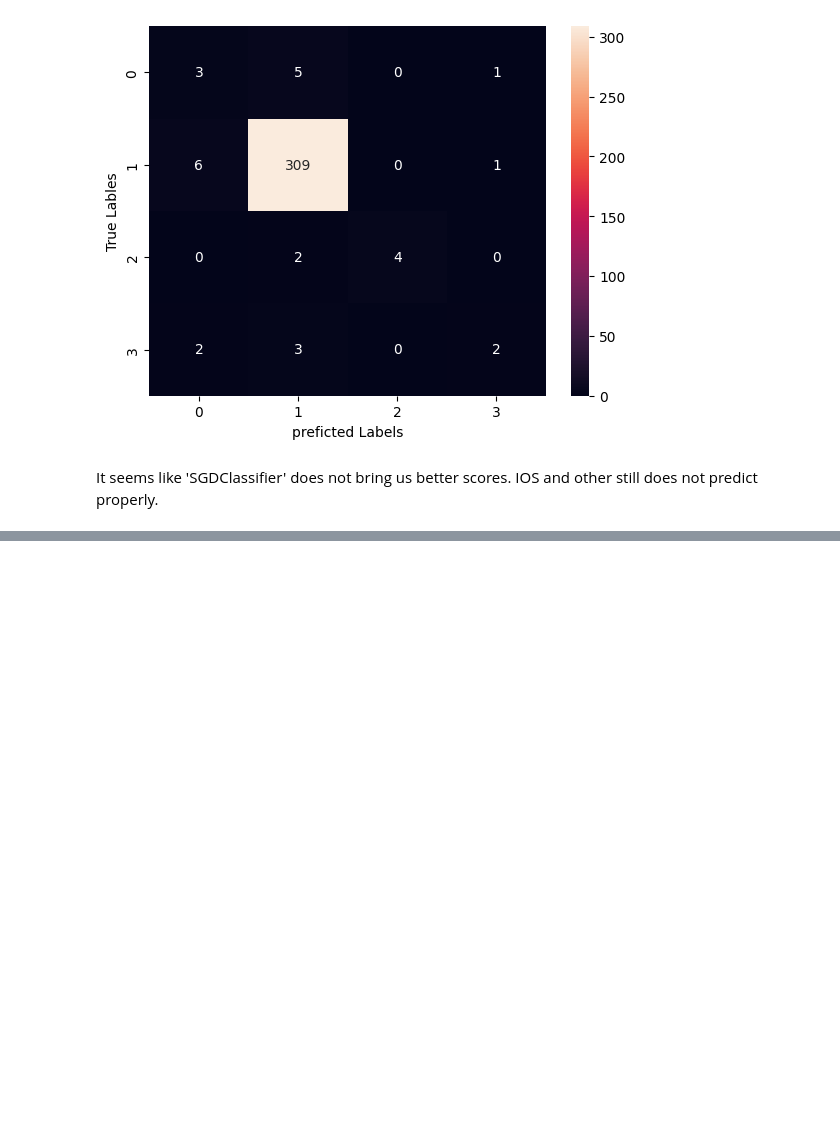
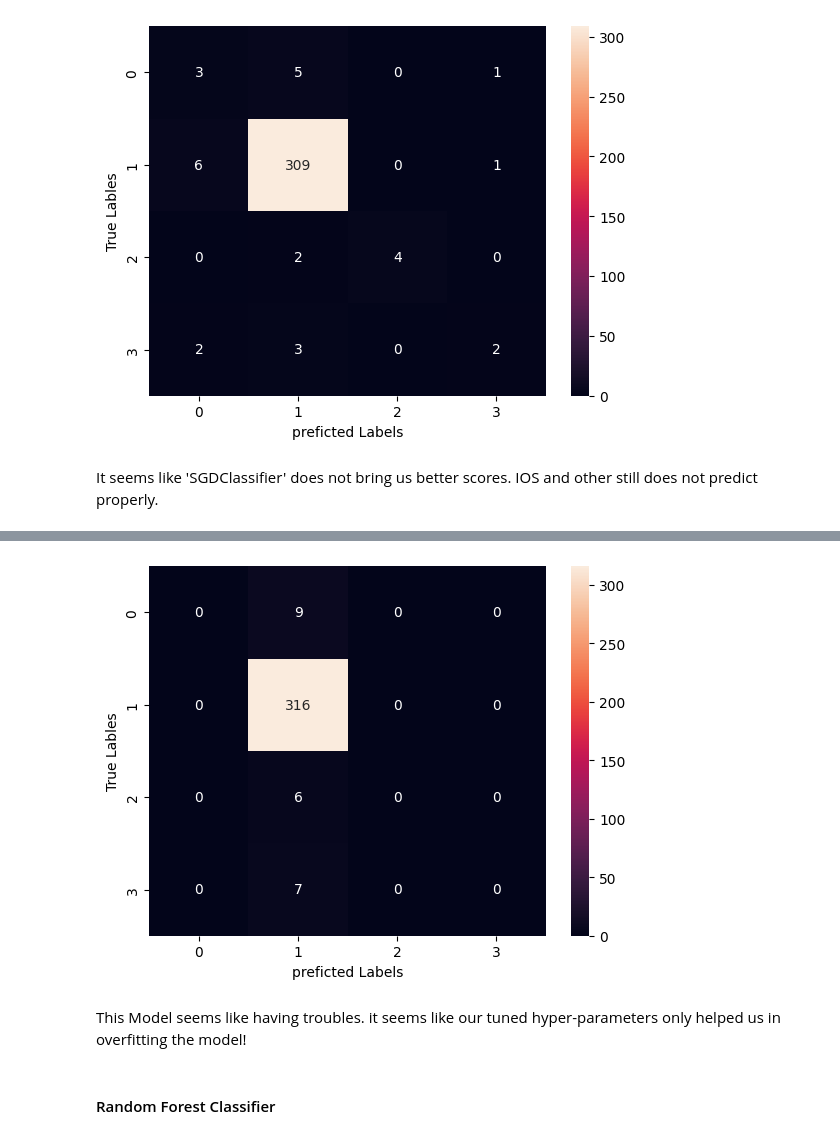
Before and after one commit to ahmadjalali73/OS-Price-Prediction, a Jupyter notebook: OS_Prediction.ipynb, the cells around one changed output, grey strips where cells are left out. Drawn from its saved outputs; the diff is of its cells as text; code cells hidden in the pictures; blank space fills up the shorter version.

```diff
--- a/OS_Prediction.ipynb
+++ b/OS_Prediction.ipynb
@@ -176,0 +264,5 @@ It seems like 'SGDClassifier' does not bring us better scores. IOS and other sti
+# %%
+gbc = GradientBoostingClassifier(random_state=42, criterion='friedman_mse', learning_rate=0.001, loss='log_loss')
+gbc.fit(X_train, y_train)
+val_predict = gbc.predict(X_val)
+score_printer(y_train, train_predict, y_val, val_predict)
@@ -176,0 +278,8 @@ It seems like 'SGDClassifier' does not bring us better scores. IOS and other sti
+# %%
+heatmap(y_val, val_predict)
+# %% [output]
+[figure, added]
+# %% [markdown]
+This Model seems like having troubles. it seems like our tuned hyper-parameters only helped us in overfitting the model!
+# %% [markdown]
+#### Random Forest Classifier
```
Also changed, not shown: parts of 34 cells of this notebook.
